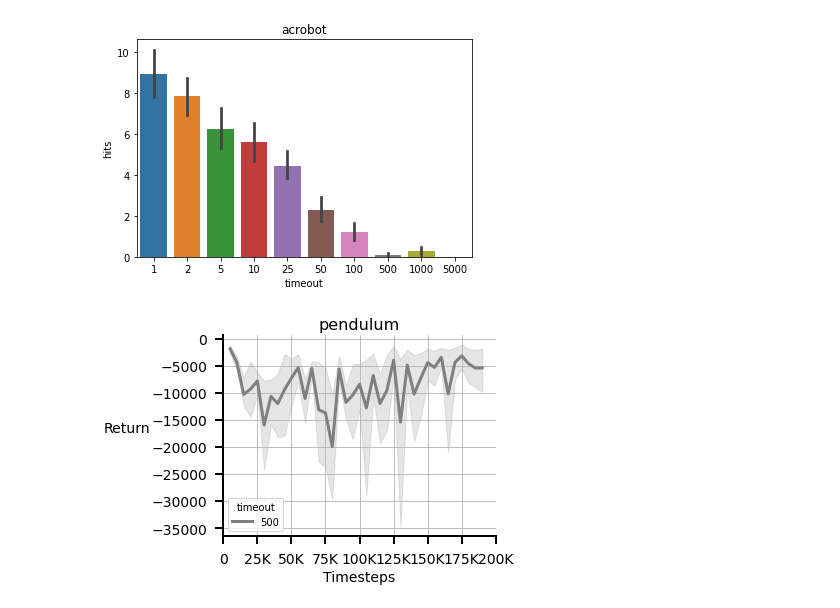
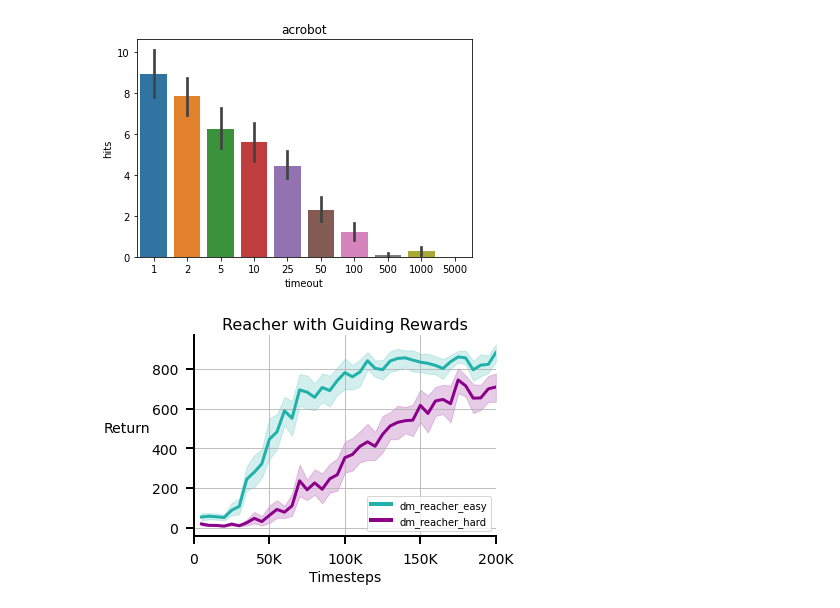
Before and after one commit to gauthamvasan/rl_suite, a Jupyter notebook: rl_suite/plot/paper_plot.ipynb, the cells around one changed output. Cells and saved outputs as stored; diff of their text form; code cells hidden in the pictures.

Commit message:
Plotting code updates

```diff
--- a/rl_suite/plot/paper_plot.ipynb
+++ b/rl_suite/plot/paper_plot.ipynb
@@ -106,10 +108,10 @@ def human_format_numbers(num, use_float=False):
     return '%d%s' % (num, ['', 'K', 'M', 'G', 'T', 'P'][magnitude])
 
 
-def set_labels(title, xlabel="Timesteps", ylable="Return"):
+def set_labels(title, xlabel="Timesteps", ylabel="Return", labelpad=25):
     plt.title(title, fontsize=16)
     plt.xlabel(xlabel, fontsize=14)
-    h = plt.ylabel(ylable, fontsize=14, labelpad=25)
+    h = plt.ylabel(ylabel, fontsize=14, labelpad=labelpad)
     h.set_rotation(0)
     (ticks, texts) = plt.xticks()
     try:
@@ -178,33 +180,47 @@ def smoothed_curve(returns, ep_lens, x_tick=5000, window_len=5000):
 
     return np.array(rets), np.array(x)
 # %%
-env = "pendulum"
-timeouts = [500]
+# Plot returns from numpy txt files with returns and episode lengths
+
+envs = ["reacher_easy", "reacher_hard"]
+color_palette = {
+    "reacher_easy": "lightseagreen",
+    "reacher_hard": "darkmagenta",
+}
+timeouts = [1000]
 seed = 10
 df = pd.DataFrame(columns=["step", "avg_ret", "seed", "timeout"])
 
-for timeout in timeouts:
-    all_paths = glob.glob(f"/home/vasan/scratch/min_time_paper/{env}/timeout={timeout}/returns/*_returns.txt")
-    assert len(all_paths) > 0
-    counter = 0
-    for fp in all_paths:
-        counter += 1
-        data = np.loadtxt(fp)
-        try:
-            rets, timesteps = smoothed_curve(data[1], data[0], x_tick=5000, window_len=5000)
-            for r, t in zip(rets, timesteps):
-                df = pd.concat([df, pd.DataFrame.from_records([{'timeout': timeout, 'seed':counter, 'step':t, 'avg_ret':r}])])
-        except IndexError as e:
-            print(f"Run {fp} incomplete. It was not added to the plot")
-
-
-plt_formatter()
-plt.xlim(0, 200000)
-
-sns.lineplot(x="step", y='avg_ret', data=df, hue='timeout', palette=color_dict)
-set_labels(env)
-# plt.savefig(title+'.pdf', dpi=200)
-plt.show()
-plt.close()
+for env in envs:
+    for timeout in timeouts:
+        all_paths = glob.glob(f"/home/vasan/scratch/min_time_paper/{env}/timeout={timeout}/returns/*_returns.txt")
+        assert len(all_paths) > 0
+        counter = 0
+        for fp in all_paths:
+            counter += 1
+            data = np.loadtxt(fp)
+            try:
+                rets, timesteps = smoothed_curve(data[1], data[0], x_tick=5000, window_len=5000)
+                for r, t in zip(rets, timesteps):
+                    df = pd.concat([df, pd.DataFrame.from_records([{'env': env, 'timeout': timeout, 'seed':counter, 'step':t, 'avg_ret':r}])])
+            except IndexError as e:
+                print(f"Run {fp} incomplete. It was not added to the plot")
-# %% [output]
-[figure, removed]
+# %%
+plt_formatter()
+plt.xlim(0, 200000)
+
+sns.lineplot(x="step", y='avg_ret', data=df, hue='env', palette=color_palette)
+title = "Reacher with Guiding Rewards"
+set_labels(title, labelpad=25)
+
+
+legend_elements = [Line2D([0], [0], color='lightseagreen', lw=4, label='dm_reacher_easy'),
+                   Line2D([0], [0], color='darkmagenta', lw=4, label='dm_reacher_hard'),]
+plt.legend(handles=legend_elements, loc='lower right')
+plt.tight_layout()
+plt.locator_params(axis='x', nbins=7)
+plt.savefig(title+'.pdf', dpi=200)
+plt.show()
+plt.close()
+# %% [output]
+[figure, added]
```
Also changed, not shown: parts of 5 cells of this notebook.
